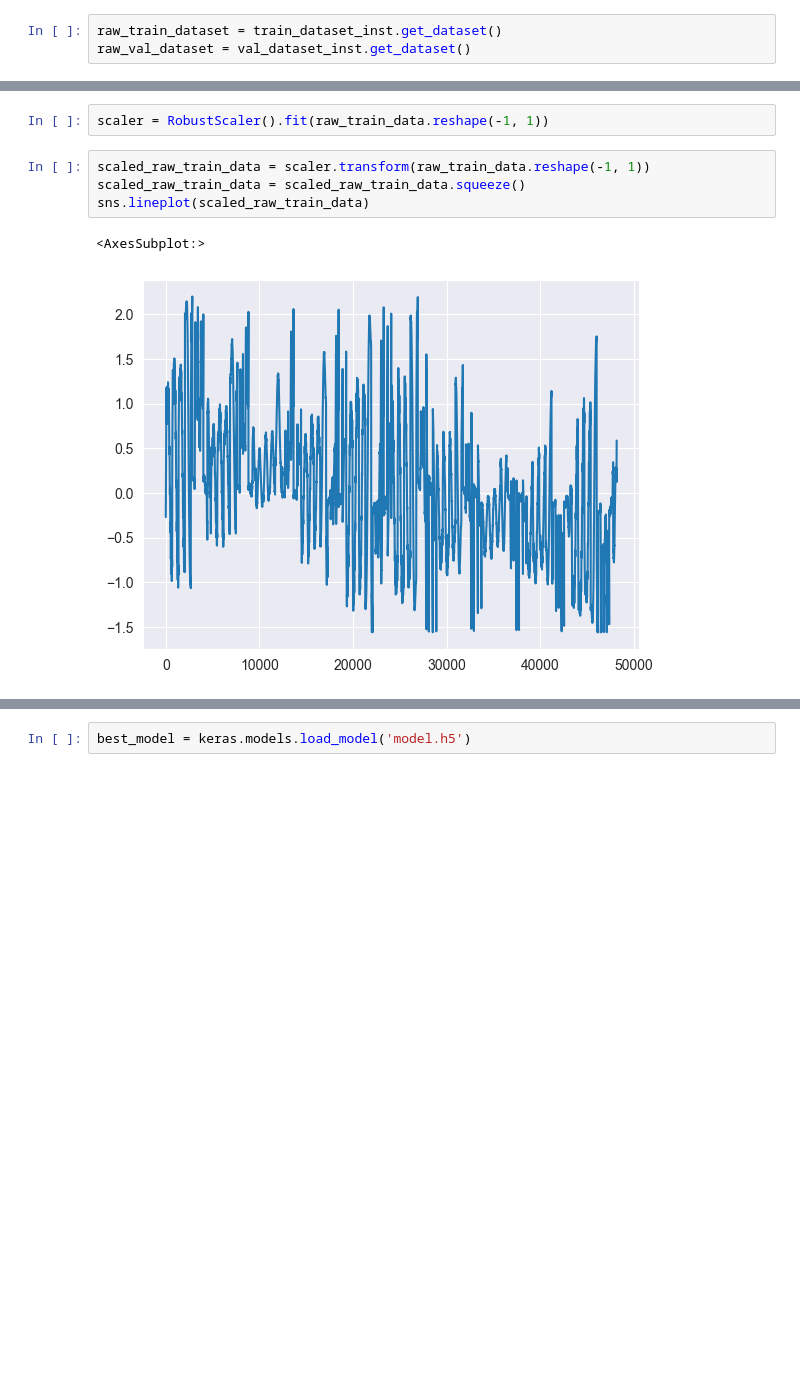
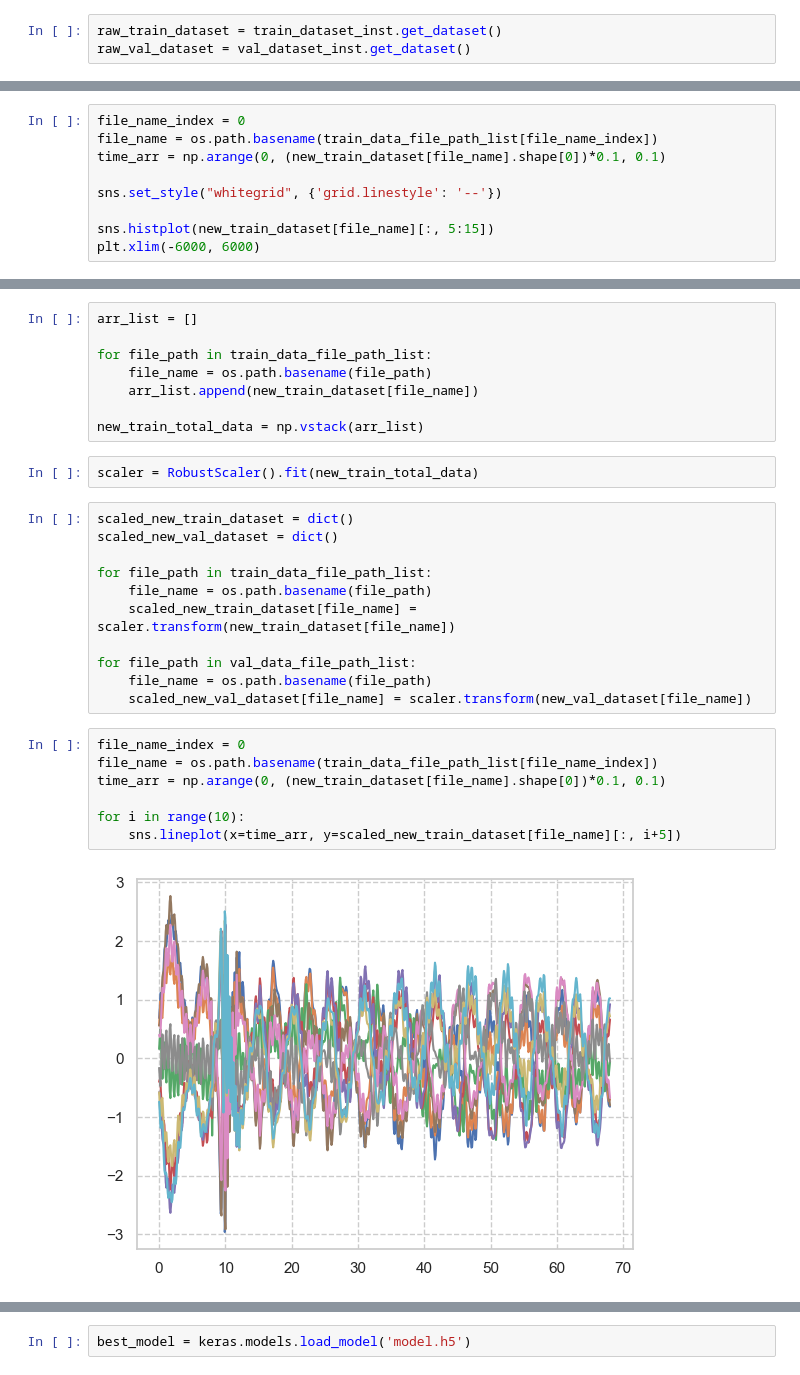
Before and after one commit to jinbeomjeong/estimate_crawler_crane_ground_pressure, a Jupyter notebook: create_est_load_with_tf.ipynb, the cells around one changed output, grey strips where cells are left out. Saved outputs shown, nothing was run; the diff lists cells and outputs as text; blank space fills up the shorter version.

```diff
--- a/create_est_load_with_tf.ipynb
+++ b/create_est_load_with_tf.ipynb
@@ -46,0 +265,9 @@ raw_val_data = raw_val_data[::10]
+# %%
+file_name_index = 0
+file_name = os.path.basename(train_data_file_path_list[file_name_index])
+time_arr = np.arange(0, (new_train_dataset[file_name].shape[0])*0.1, 0.1)
+
+sns.set_style("whitegrid", {'grid.linestyle': '--'})
+
+sns.histplot(new_train_dataset[file_name][:, 5:15])
+plt.xlim(-6000, 6000)
@@ -47,9 +279,30 @@ raw_val_data = raw_val_data[::10]
 # %%
-scaler = RobustScaler().fit(raw_train_data.reshape(-1, 1))
+arr_list = []
+
+for file_path in train_data_file_path_list:
+    file_name = os.path.basename(file_path)
+    arr_list.append(new_train_dataset[file_name])
+
+new_train_total_data = np.vstack(arr_list)
+# %%
+scaler = RobustScaler().fit(new_train_total_data)
+# %%
+scaled_new_train_dataset = dict()
+scaled_new_val_dataset = dict()
+
+for file_path in train_data_file_path_list:
+    file_name = os.path.basename(file_path)
+    scaled_new_train_dataset[file_name] = scaler.transform(new_train_dataset[file_name])
+
+for file_path in val_data_file_path_list:
+    file_name = os.path.basename(file_path)
+    scaled_new_val_dataset[file_name] = scaler.transform(new_val_dataset[file_name])
 # %%
-scaled_raw_train_data = scaler.transform(raw_train_data.reshape(-1, 1))
-scaled_raw_train_data = scaled_raw_train_data.squeeze()
-sns.lineplot(scaled_raw_train_data)
+file_name_index = 0
+file_name = os.path.basename(train_data_file_path_list[file_name_index])
+time_arr = np.arange(0, (new_train_dataset[file_name].shape[0])*0.1, 0.1)
+
+for i in range(10):
+    sns.lineplot(x=time_arr, y=scaled_new_train_dataset[file_name][:, i+5])
 # %% [output]
-<AxesSubplot:>
-[figure, old version]
+[figure, new version]
```
Also changed, not shown: parts of 51 cells of this notebook, 3 other files.
